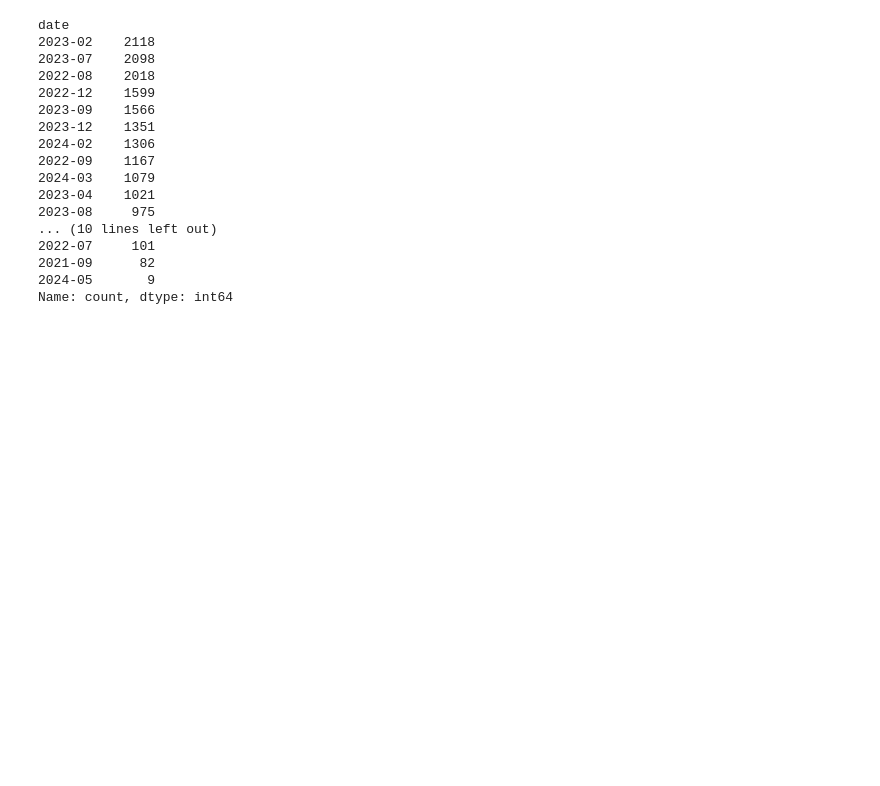
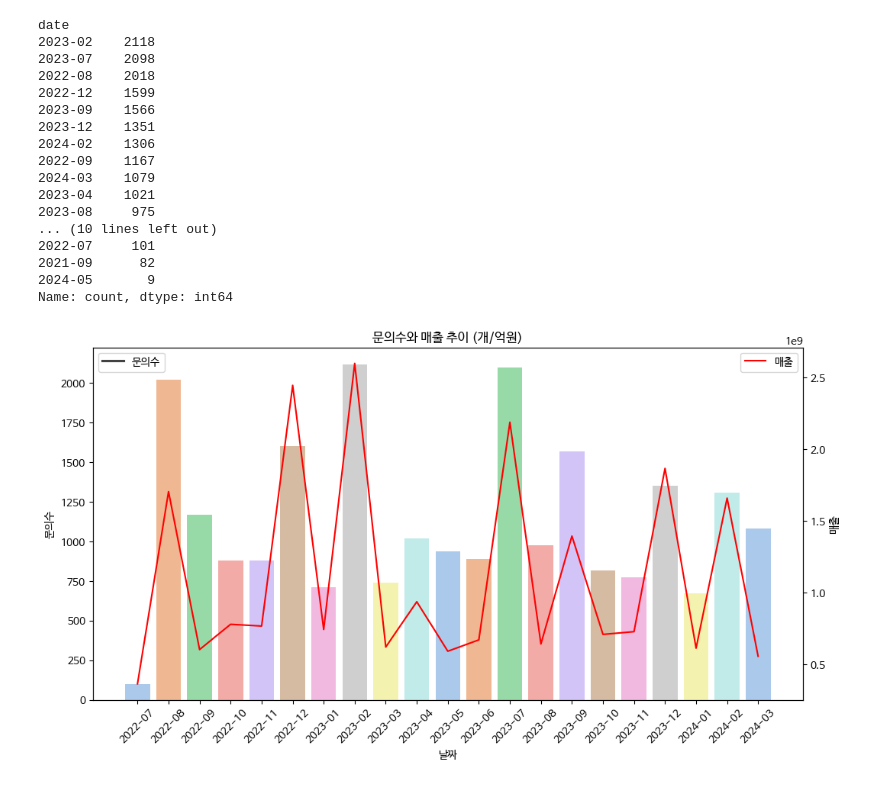
Before and after one commit to entangelk/wigglewiggle, a Jupyter notebook: docs/analysis/qna.ipynb, the cells around one changed output. Cells and saved outputs as stored; diff of their text form; code cells hidden in the pictures; blank space fills up the shorter version.

```diff
--- a/docs/analysis/qna.ipynb
+++ b/docs/analysis/qna.ipynb
@@ -15,6 +41,9 @@ plt.rcParams['font.family'] = 'Malgun Gothic'
 df_qna = pd.read_csv('../data/wiggle.qna.csv')
 # %%
 df_product = pd.read_csv('../data/wiggle.product.csv')
+# %%
+with open('../data/pickles/df_salesBasic.pkl', "rb") as file:
+    df_salesBasic = pickle.load(file)
 # %% [markdown]
 ## 데이터 전처리
 # %% [markdown]
@@ -156,3 +185,28 @@ date
 2021-09      82
 2024-05       9
 Name: count, dtype: int64
+# %%
+plt.figure(figsize=(12, 6))
+
+# 뉴스 개수를 시간에 따라 추이를 보여주는 바플롯
+news_counts = df_qna.query('date >= "2022-03" & date <= "2024-03"').groupby('date').size()
+sns.barplot(x=news_counts.index, y=news_counts, palette='pastel')
+
+plt.title('문의수와 매출 추이 (개/억원)')
+plt.xlabel('날짜')
+plt.ylabel('문의수')
+plt.xticks(rotation=45)
+plt.legend(['문의수'], loc='upper left')
+
+# 두 번째 축 설정
+ax2 = plt.gca().twinx()
+ax2.set_ylabel('매출')
+
+# 매출 데이터를 시간에 따라 추이를 보여주는 라인 플롯
+sales_data = df_salesBasic.query('referenceMonth >= "2022-07" & referenceMonth <= "2024-03"')
+sns.lineplot(data=sales_data, x='referenceMonth', y='inCome', color='red', ax=ax2)
+
+plt.legend(['매출'], loc='upper right')
+plt.show()
+# %% [output]
+[figure, added]
```
Also changed, not shown: parts of 3 cells of this notebook, 1 other file.
